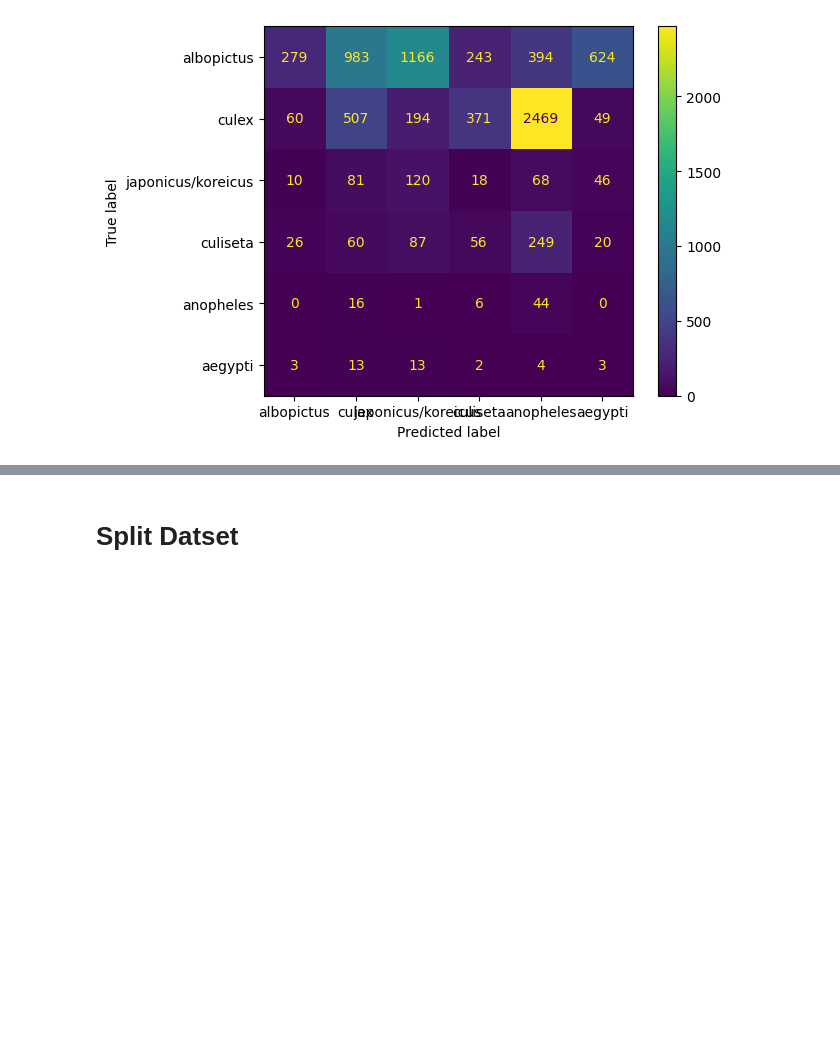
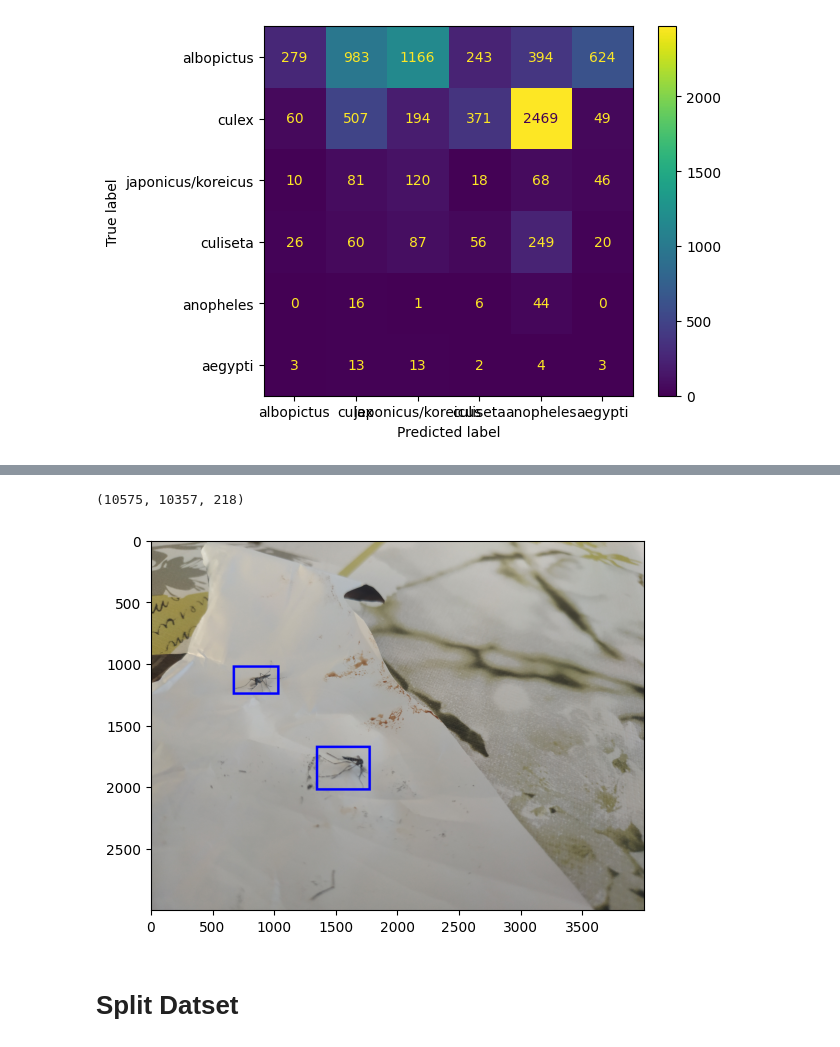
Before and after one commit to HCA97/Mosquito-Classifiction, a Jupyter notebook: test_annotations.ipynb, the cells around one changed output, grey strips where cells are left out. Cells and saved outputs as stored; diff of their text form; code cells hidden in the pictures; blank space fills up the shorter version.

Commit message:
clean up annotations

```diff
--- a/test_annotations.ipynb
+++ b/test_annotations.ipynb
@@ -467,0 +965,36 @@ f1_score(t_t, t_p, average='macro')
+# %%
+
+good_annotations = list(set(owl_better_single + owl_better))
+df_dict = dict(
+    (d['img_fName'], [d])for d in df.to_dict('records')
+)
+
+
+for img_path in good_annotations:
+    # merge data with df
+    boxes = data[img_path]
+    true_boxes = [
+        df_dict[img_path][0]['bbx_xtl'],
+        df_dict[img_path][0]['bbx_ytl'],
+        df_dict[img_path][0]['bbx_xbr'],
+        df_dict[img_path][0]['bbx_ybr']
+    ]
+    boxes = filter(boxes, true_boxes, img_path)
+
+    new_annotations = []
+    for box in boxes:
+        annot = copy.deepcopy(df_dict[img_path][0])
+        annot['bbx_xtl'] = int(box[0])
+        annot['bbx_ytl'] = int(box[1])
+        annot['bbx_xbr'] = int(box[2])
+        annot['bbx_ybr'] = int(box[3])
+        new_annotations.append(annot)
+
+    df_dict[img_path] = new_annotations
+# %%
+df_list = []
+for _, annotations in df_dict.items():
+    df_list.extend(annotations)
+len(df_list), len(df), len(df_list) - len(df)
+# %% [output]
+(10575, 10357, 218)
@@ -468,3 +1004,19 @@ f1_score(t_t, t_p, average='macro')
+# %%
+# some testing
+img_path = 'train_04702.jpeg'
+
+boxes = []
+for annot in df_dict[img_path]:
+    boxes.append( [
+       annot['bbx_xtl'],
+       annot['bbx_ytl'],
+       annot['bbx_xbr'],
+       annot['bbx_ybr']
+    ])
+
+plot_image(img_path, boxes)
+# %% [output]
+[figure, added]
 # %% [markdown]
 # Split Datset
 # %%
```
Also changed, not shown: parts of 25 cells of this notebook.
